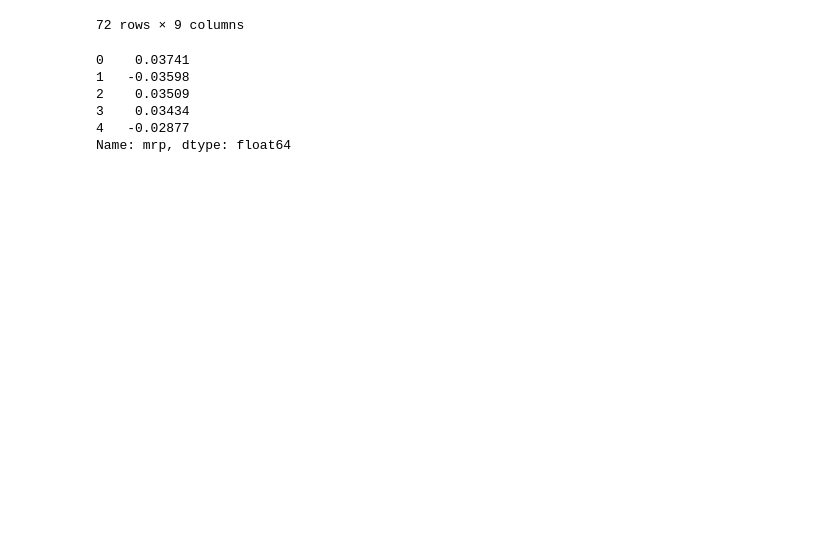
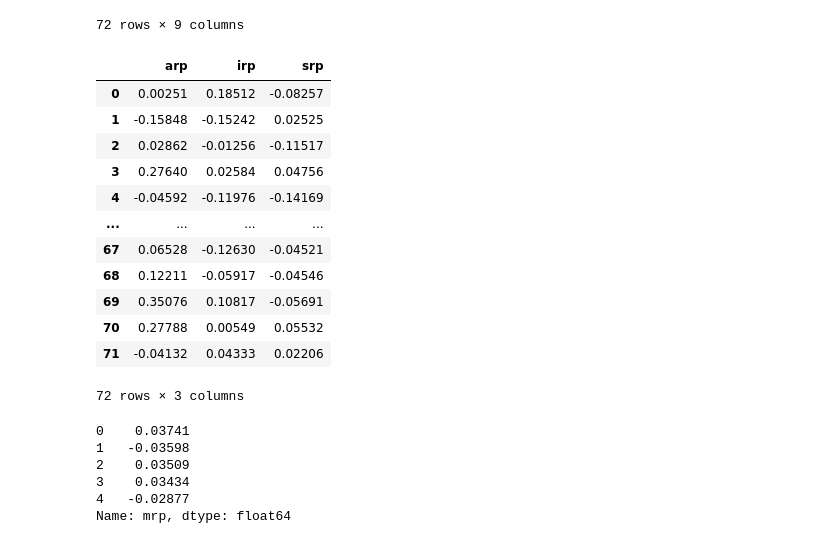
Before and after one commit to sid781/kaggle, a Jupyter notebook: WFS/wfs.ipynb, the cells around one changed output. Saved outputs shown, nothing was run; the diff lists cells and outputs as text; code cells hidden in the pictures; blank space fills up the shorter version.

```diff
--- a/WFS/wfs.ipynb
+++ b/WFS/wfs.ipynb
@@ -46,6 +45,21 @@ df1
 72 rows × 9 columns
 # %%
 y_cols= ["arp", "irp", "srp"]
+df1[y_cols]
+# %% [output]
+|  | arp | irp | srp |
+| 0 | 0.00251 | 0.18512 | -0.08257 |
+| 1 | -0.15848 | -0.15242 | 0.02525 |
+| 2 | 0.02862 | -0.01256 | -0.11517 |
+| 3 | 0.27640 | 0.02584 | 0.04756 |
+| 4 | -0.04592 | -0.11976 | -0.14169 |
+| ... | ... | ... | ... |
+| 67 | 0.06528 | -0.12630 | -0.04521 |
+| 68 | 0.12211 | -0.05917 | -0.04546 |
+| 69 | 0.35076 | 0.10817 | -0.05691 |
+| 70 | 0.27788 | 0.00549 | 0.05532 |
+| 71 | -0.04132 | 0.04333 | 0.02206 |
+72 rows × 3 columns
 # %%
 X=df1["mrp"]
 X.head()
```
Also changed, not shown: parts of 2 cells of this notebook.
